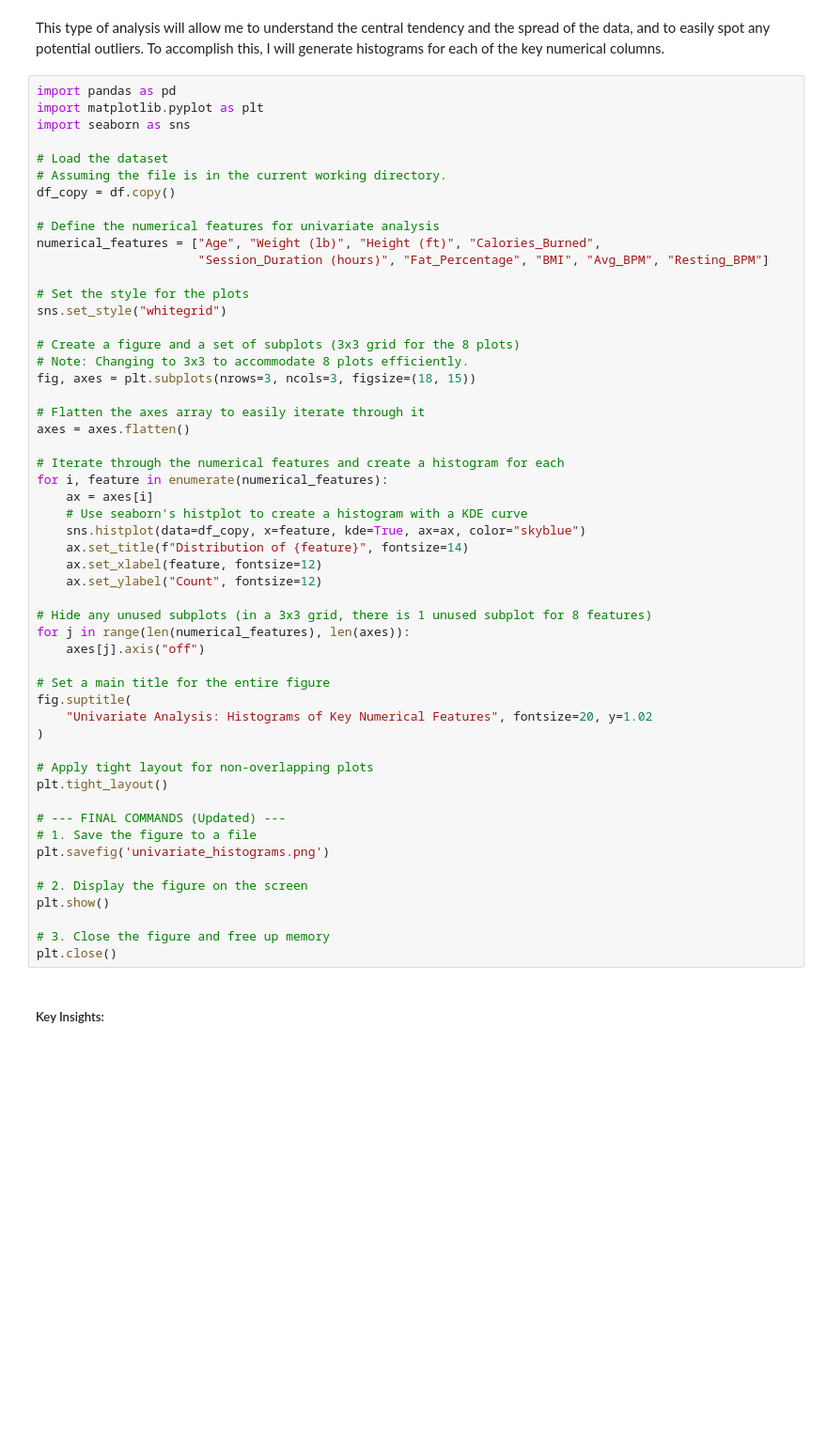
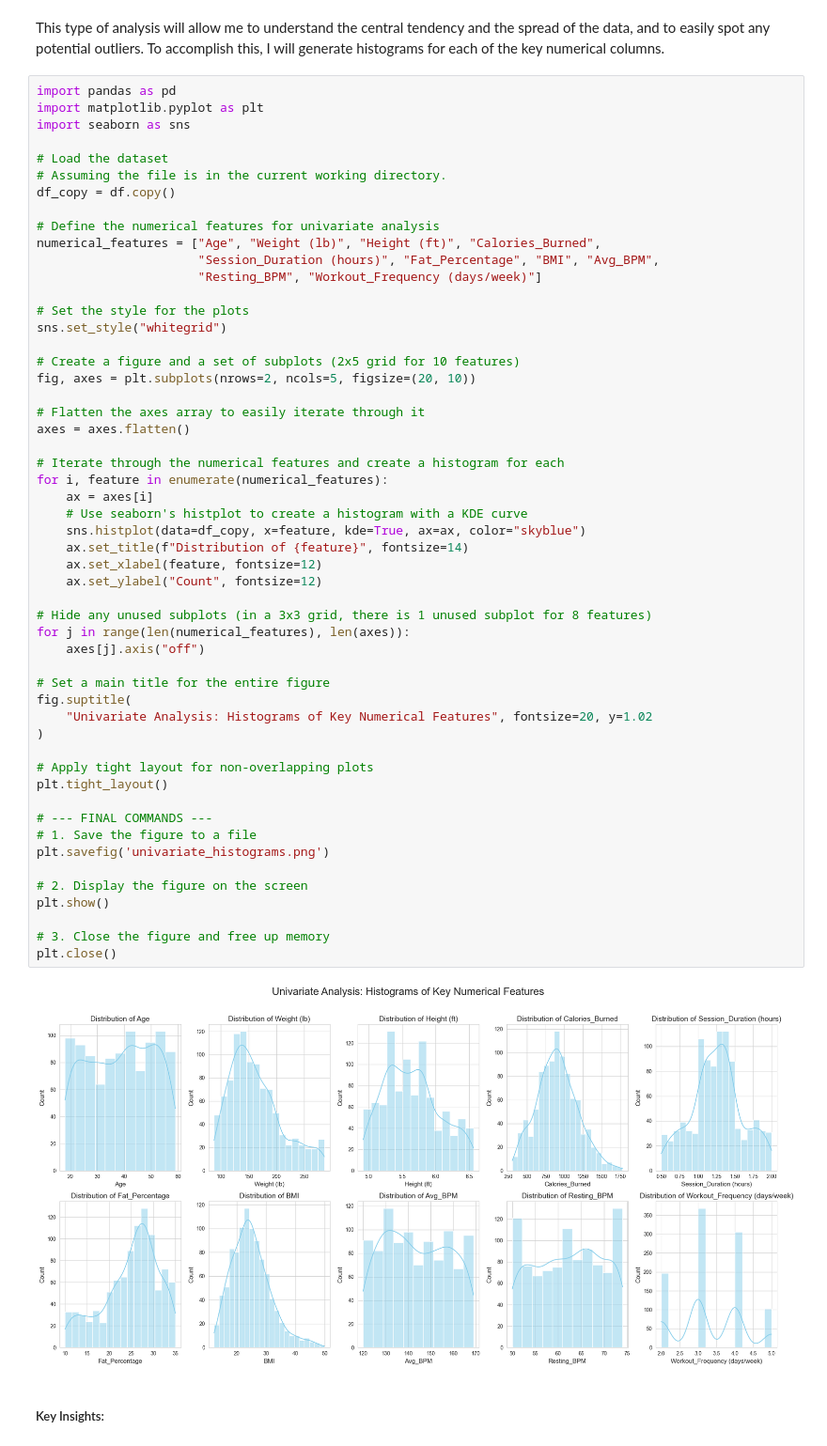
Before and after one commit to axelcabato/da-proj-1, a Jupyter notebook: 1stDAProject.ipynb, the cells around one changed output. Shown at 94% size. Cells and saved outputs as stored; diff of their text form; blank space fills up the shorter version.

```diff
--- a/1stDAProject.ipynb
+++ b/1stDAProject.ipynb
@@ -121,48 +193,50 @@ df_copy = df.copy()
 
 # Define the numerical features for univariate analysis
 numerical_features = ["Age", "Weight (lb)", "Height (ft)", "Calories_Burned",
-                      "Session_Duration (hours)", "Fat_Percentage", "BMI", "Avg_BPM", "Resting_BPM"]
+                      "Session_Duration (hours)", "Fat_Percentage", "BMI", "Avg_BPM",
+                      "Resting_BPM", "Workout_Frequency (days/week)"]
 
 # Set the style for the plots
 sns.set_style("whitegrid")
 
-# Create a figure and a set of subplots (3x3 grid for the 8 plots)
-# Note: Changing to 3x3 to accommodate 8 plots efficiently.
-fig, axes = plt.subplots(nrows=3, ncols=3, figsize=(18, 15))
+# Create a figure and a set of subplots (2x5 grid for 10 features)
+fig, axes = plt.subplots(nrows=2, ncols=5, figsize=(20, 10))
 
 # Flatten the axes array to easily iterate through it
 axes = axes.flatten()
 
 # Iterate through the numerical features and create a histogram for each
 for i, feature in enumerate(numerical_features):
     ax = axes[i]
     # Use seaborn's histplot to create a histogram with a KDE curve
     sns.histplot(data=df_copy, x=feature, kde=True, ax=ax, color="skyblue")
     ax.set_title(f"Distribution of {feature}", fontsize=14)
     ax.set_xlabel(feature, fontsize=12)
     ax.set_ylabel("Count", fontsize=12)
 
 # Hide any unused subplots (in a 3x3 grid, there is 1 unused subplot for 8 features)
 for j in range(len(numerical_features), len(axes)):
     axes[j].axis("off")
 
 # Set a main title for the entire figure
 fig.suptitle(
     "Univariate Analysis: Histograms of Key Numerical Features", fontsize=20, y=1.02
 )
 
 # Apply tight layout for non-overlapping plots
 plt.tight_layout()
 
-# --- FINAL COMMANDS (Updated) ---
+# --- FINAL COMMANDS ---
 # 1. Save the figure to a file
 plt.savefig('univariate_histograms.png')
 
 # 2. Display the figure on the screen
 plt.show()
 
 # 3. Close the figure and free up memory
 plt.close()
+# %% [output]
+[figure, added]
 # %% [markdown]
 ##### Key Insights:
 # %% [markdown]
```
Also changed, not shown: parts of 11 cells of this notebook.
